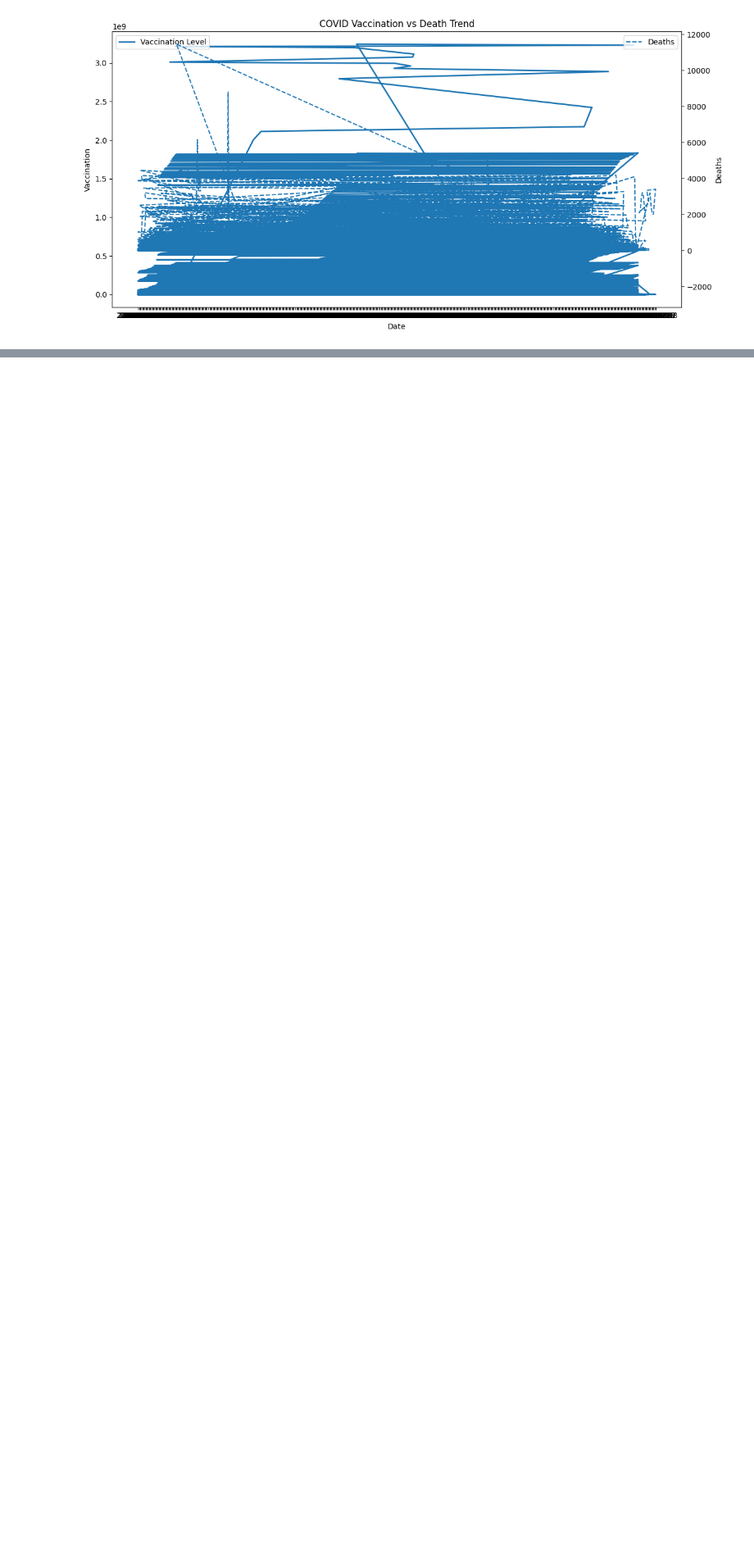
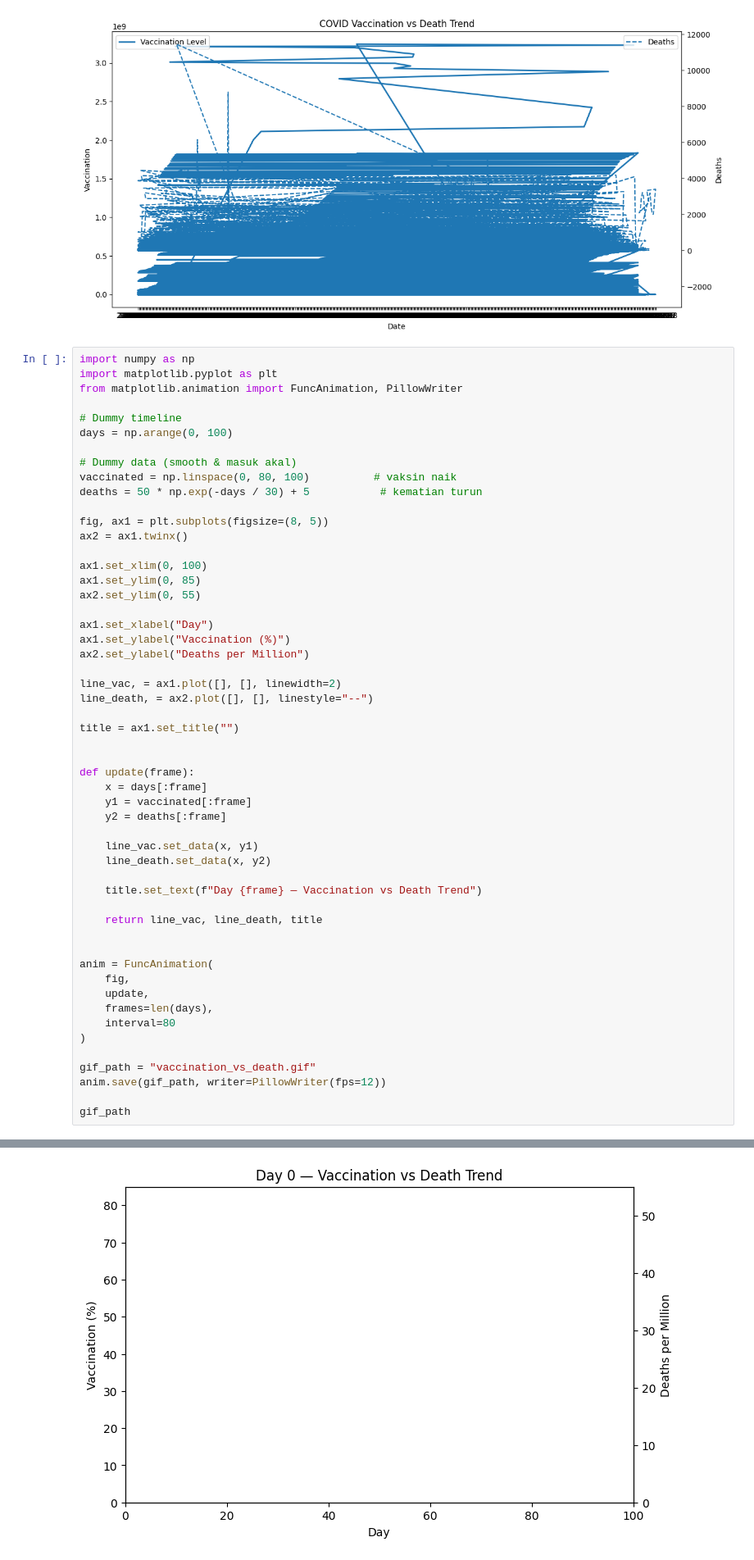
Before and after one commit to 4zmyyy/Belajar-Python-, a Jupyter notebook: Python Learning day 25: Comeback, Matplotlib & little systems.ipynb, the cells around one changed output, grey strips where cells are left out. Shown at 82% size. Cells and saved outputs as stored; diff of their text form; blank space fills up the shorter version.

```diff
--- a/Python Learning day 25: Comeback, Matplotlib & little systems.ipynb
+++ b/Python Learning day 25: Comeback, Matplotlib & little systems.ipynb
@@ -251,3 +251,57 @@ plt.tight_layout()
 plt.show()
 # %% [output]
 [figure]
+# %%
+import numpy as np
+import matplotlib.pyplot as plt
+from matplotlib.animation import FuncAnimation, PillowWriter
+
+# Dummy timeline
+days = np.arange(0, 100)
+
+# Dummy data (smooth & masuk akal)
+vaccinated = np.linspace(0, 80, 100)          # vaksin naik
+deaths = 50 * np.exp(-days / 30) + 5           # kematian turun
+
+fig, ax1 = plt.subplots(figsize=(8, 5))
+ax2 = ax1.twinx()
+
+ax1.set_xlim(0, 100)
+ax1.set_ylim(0, 85)
+ax2.set_ylim(0, 55)
+
+ax1.set_xlabel("Day")
+ax1.set_ylabel("Vaccination (%)")
+ax2.set_ylabel("Deaths per Million")
+
+line_vac, = ax1.plot([], [], linewidth=2)
+line_death, = ax2.plot([], [], linestyle="--")
+
+title = ax1.set_title("")
+
+
+def update(frame):
+    x = days[:frame]
+    y1 = vaccinated[:frame]
+    y2 = deaths[:frame]
+
+    line_vac.set_data(x, y1)
+    line_death.set_data(x, y2)
+
+    title.set_text(f"Day {frame} — Vaccination vs Death Trend")
+
+    return line_vac, line_death, title
+
+
+anim = FuncAnimation(
+    fig,
+    update,
+    frames=len(days),
+    interval=80
+)
+
+gif_path = "vaccination_vs_death.gif"
+anim.save(gif_path, writer=PillowWriter(fps=12))
+
+gif_path
+# %% [output]
@@ -253,0 +309 @@ plt.show()
+[figure, added]
```
Also changed, not shown: parts of 1 cell of this notebook.
